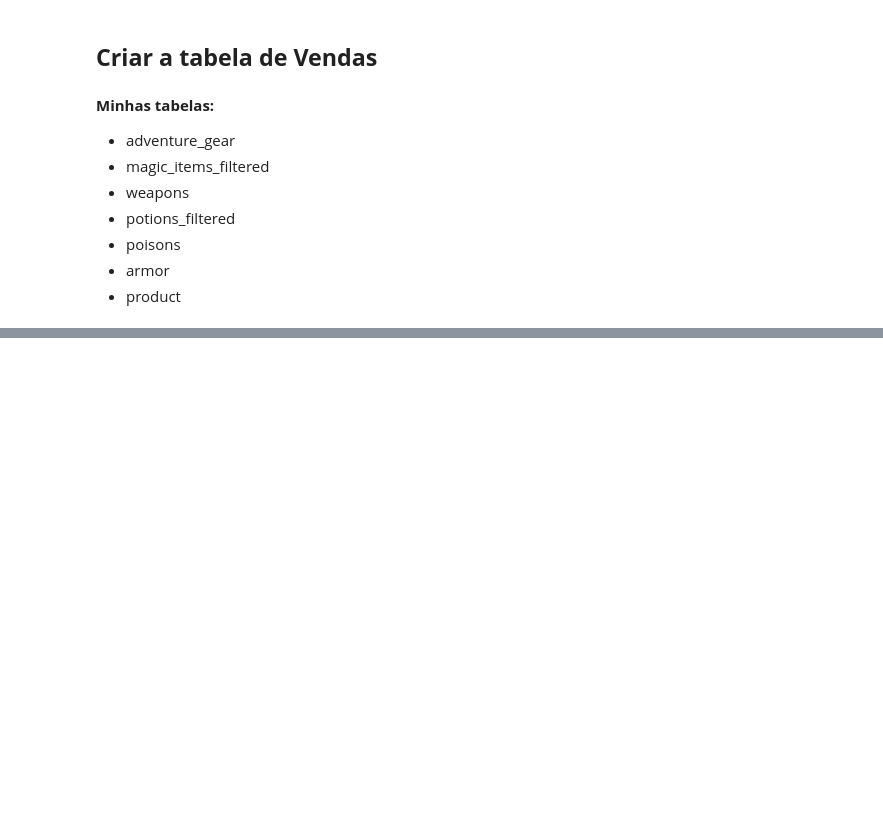
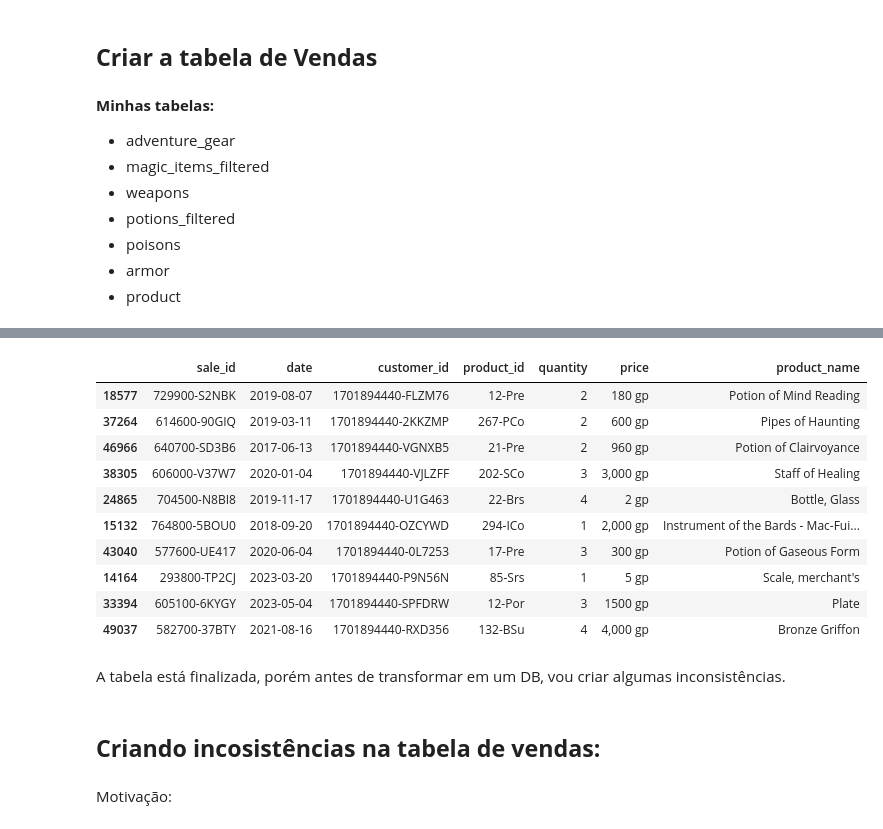
Before and after one commit to PatrickLeal/projeto_baldursgate_vendor_sales, a Jupyter notebook: database_creation.ipynb, the cells around one changed output, grey strips where cells are left out. Drawn from its saved outputs; the diff is of its cells as text; code cells hidden in the pictures; blank space fills up the shorter version.

Commit message:
finalizando a tabela de vendas

```diff
--- a/database_creation.ipynb
+++ b/database_creation.ipynb
@@ -491,0 +470,5 @@ False
+# %%
+# Criando a tabela de datas para simular vendas ao longo do tempo
+data_inicial = datetime(2017, 1, 1)
+data_final = datetime(2023, 12, 31)
+intervalo_datas = [data_inicial + timedelta(days=i) for i in range((data_final - data_inicial).days + 1)]
@@ -491,0 +479,8 @@ False
+# %%
+sales = pd.DataFrame({
+          'sale_id': [generate_sale_id() for _ in range(50_832)],
+          'date': [random.choice(intervalo_datas) for _ in range(50_832)],
+          'customer_id': [random.choice(list(customers['customer_id'])) for _ in range(50_832)],
+          'product_id': [random.choice(list(product['item_id'])) for _ in range(50_832)],
+          'quantity': [random.randint(1, 5) for _ in range(50_832)]
+          })
@@ -491,0 +509,28 @@ False
+# %%
+# renomeando a coluna na tabela produto para dar match na tabela de vendas
+product.rename(columns={'item_id': 'product_id',
+                        'name': 'product_name'}, inplace=True)
+# %%
+# adiconando os preços e nomes dos produtos na tabela vendas
+sales = pd.merge(sales, product[['product_id', 'price', 'product_name']], on='product_id', how='left')
+# %%
+# verificando uma amostra aleatória das vendas
+sales.sample(n=10, random_state=42)
+# %% [output]
+|  | sale_id | date | customer_id | product_id | quantity | price | product_name |
+| 18577 | 729900-S2NBK | 2019-08-07 | 1701894440-FLZM76 | 12-Pre | 2 | 180 gp | Potion of Mind Reading |
+| 37264 | 614600-90GIQ | 2019-03-11 | 1701894440-2KKZMP | 267-PCo | 2 | 600 gp | Pipes of Haunting |
+| 46966 | 640700-SD3B6 | 2017-06-13 | 1701894440-VGNXB5 | 21-Pre | 2 | 960 gp | Potion of Clairvoyance |
+| 38305 | 606000-V37W7 | 2020-01-04 | 1701894440-VJLZFF | 202-SCo | 3 | 3,000 gp | Staff of Healing |
+| 24865 | 704500-N8BI8 | 2019-11-17 | 1701894440-U1G463 | 22-Brs | 4 | 2 gp | Bottle, Glass |
+| 15132 | 764800-5BOU0 | 2018-09-20 | 1701894440-OZCYWD | 294-ICo | 1 | 2,000 gp | Instrument of the Bards - Mac-Fui... |
+| 43040 | 577600-UE417 | 2020-06-04 | 1701894440-0L7253 | 17-Pre | 3 | 300 gp | Potion of Gaseous Form |
+| 14164 | 293800-TP2CJ | 2023-03-20 | 1701894440-P9N56N | 85-Srs | 1 | 5 gp | Scale, merchant's |
+| 33394 | 605100-6KYGY | 2023-05-04 | 1701894440-SPFDRW | 12-Por | 3 | 1500 gp | Plate |
+| 49037 | 582700-37BTY | 2021-08-16 | 1701894440-RXD356 | 132-BSu | 4 | 4,000 gp | Bronze Griffon |
+# %% [markdown]
+A tabela está finalizada, porém antes de transformar em um DB, vou criar algumas inconsistências.
+# %% [markdown]
+## **Criando incosistências na tabela de vendas:**
+# %% [markdown]
+Motivação:
```
Also changed, not shown: parts of 30 cells of this notebook, 1 other file.
